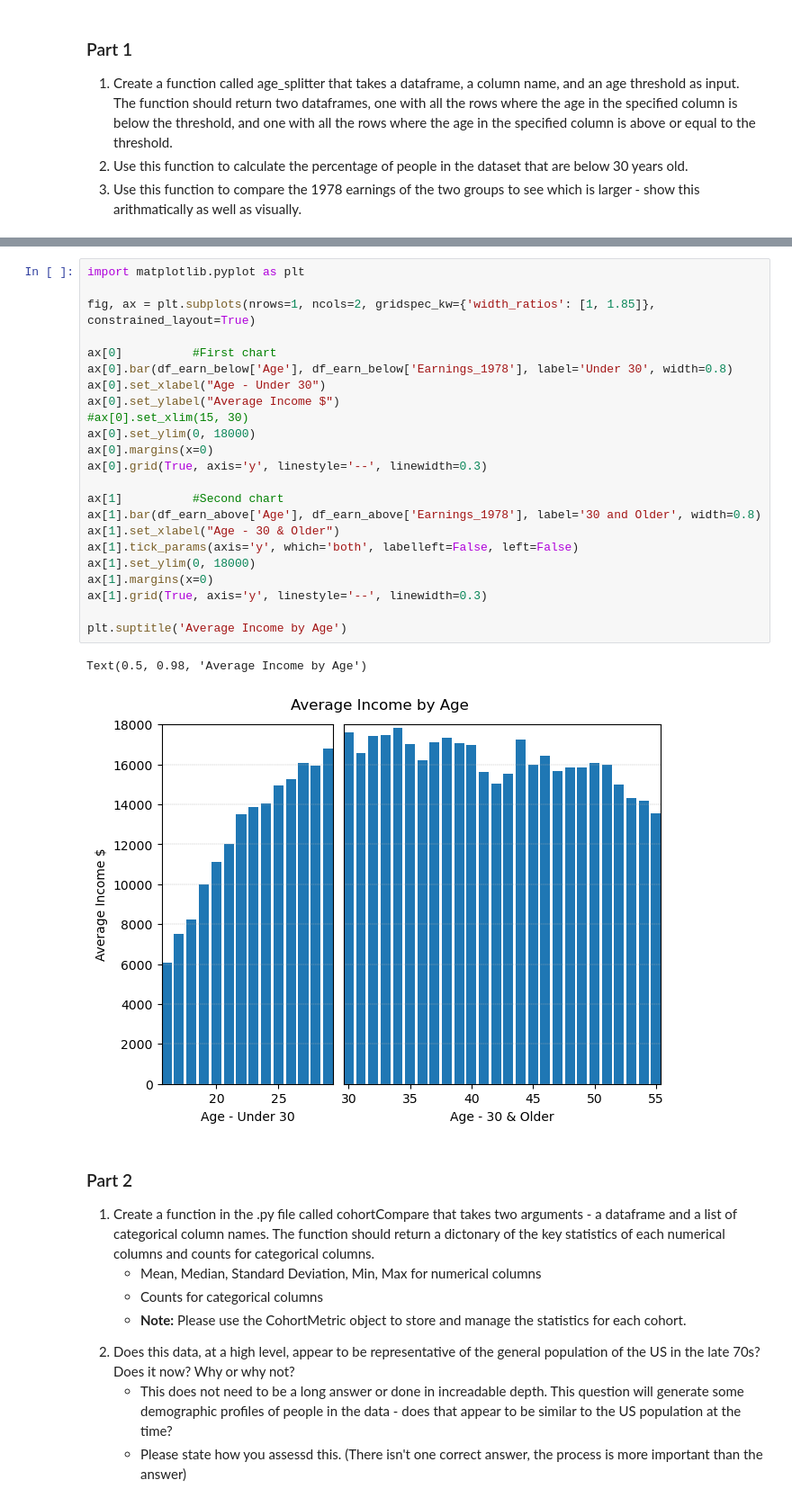
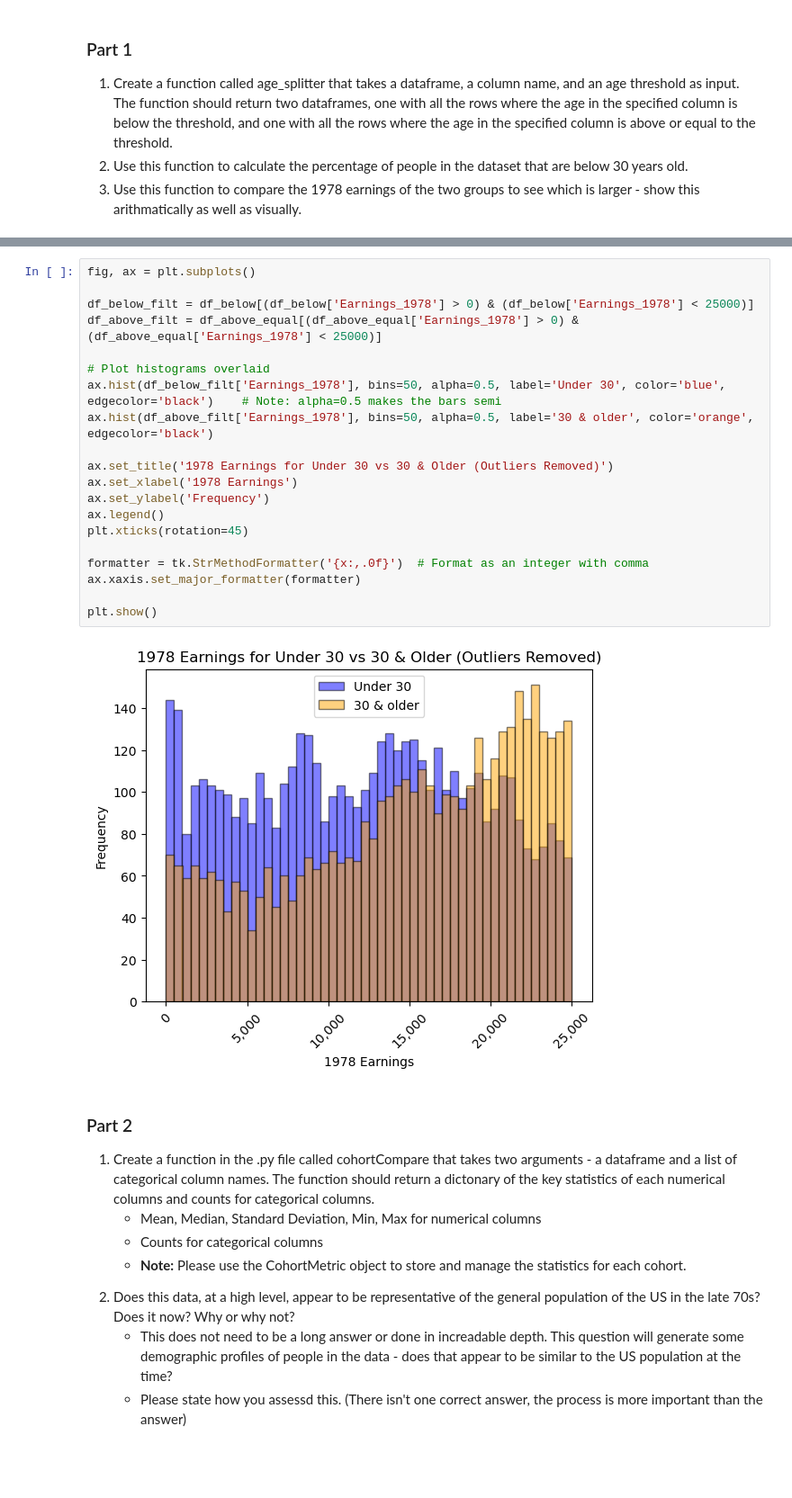
Before and after one commit to AkeemSemperDataScience/data3450-assignment-1-mlsiebold, a Jupyter notebook: START_Asn_1_2025.ipynb, the cells around one changed output, grey strips where cells are left out. Shown: that part at 90% size. Drawn from its saved outputs; the diff is of its cells as text; blank space fills up the shorter version.

```diff
--- a/START_Asn_1_2025.ipynb
+++ b/START_Asn_1_2025.ipynb
@@ -135,29 +155,25 @@ plt.show()
-# %%
-import matplotlib.pyplot as plt
-
-fig, ax = plt.subplots(nrows=1, ncols=2, gridspec_kw={'width_ratios': [1, 1.85]}, constrained_layout=True)
-
-ax[0]          #First chart
-ax[0].bar(df_earn_below['Age'], df_earn_below['Earnings_1978'], label='Under 30', width=0.8)
-ax[0].set_xlabel("Age - Under 30")
-ax[0].set_ylabel("Average Income $")
-#ax[0].set_xlim(15, 30)
-ax[0].set_ylim(0, 18000)
-ax[0].margins(x=0)
-ax[0].grid(True, axis='y', linestyle='--', linewidth=0.3)
-
-ax[1]          #Second chart
-ax[1].bar(df_earn_above['Age'], df_earn_above['Earnings_1978'], label='30 and Older', width=0.8)
-ax[1].set_xlabel("Age - 30 & Older")
-ax[1].tick_params(axis='y', which='both', labelleft=False, left=False)
-ax[1].set_ylim(0, 18000)
-ax[1].margins(x=0)
-ax[1].grid(True, axis='y', linestyle='--', linewidth=0.3)
-
-plt.suptitle('Average Income by Age')
-# %% [output]
-Text(0.5, 0.98, 'Average Income by Age')
-[figure, removed]
+# %%
+fig, ax = plt.subplots()
+
+df_below_filt = df_below[(df_below['Earnings_1978'] > 0) & (df_below['Earnings_1978'] < 25000)]
+df_above_filt = df_above_equal[(df_above_equal['Earnings_1978'] > 0) & (df_above_equal['Earnings_1978'] < 25000)]
+
+# Plot histograms overlaid
+ax.hist(df_below_filt['Earnings_1978'], bins=50, alpha=0.5, label='Under 30', color='blue', edgecolor='black')    # Note: alpha=0.5 makes the bars semi
+ax.hist(df_above_filt['Earnings_1978'], bins=50, alpha=0.5, label='30 & older', color='orange', edgecolor='black')
+
+ax.set_title('1978 Earnings for Under 30 vs 30 & Older (Outliers Removed)')
+ax.set_xlabel('1978 Earnings')
+ax.set_ylabel('Frequency')
+ax.legend()
+plt.xticks(rotation=45)
+
+formatter = tk.StrMethodFormatter('{x:,.0f}')  # Format as an integer with comma
+ax.xaxis.set_major_formatter(formatter)
+
+plt.show()
+# %% [output]
+[figure, added]
 # %% [markdown]
 ### Part 2
 
```
Also changed, not shown: parts of 11 cells of this notebook, 1 other file.
